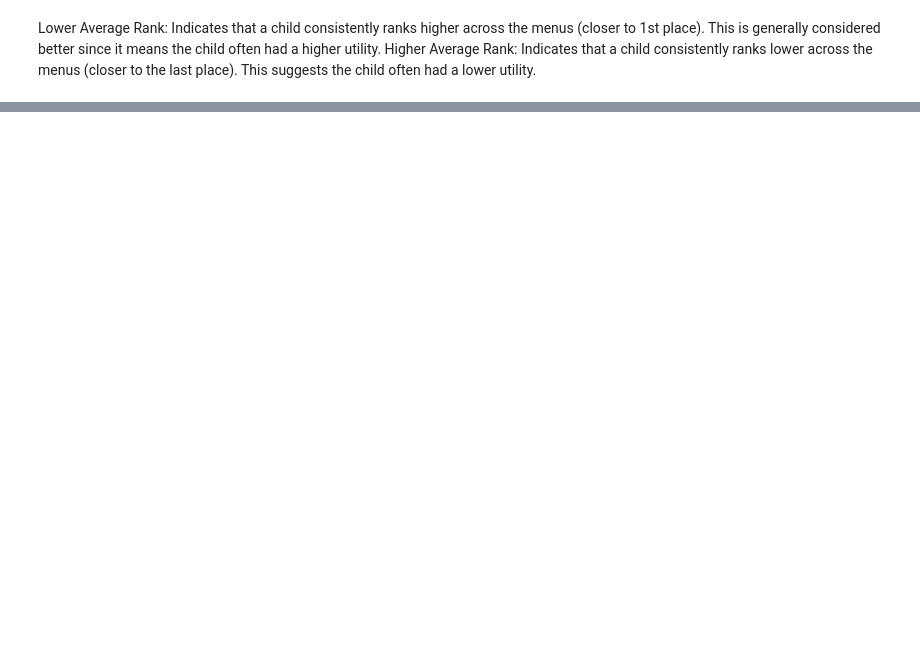
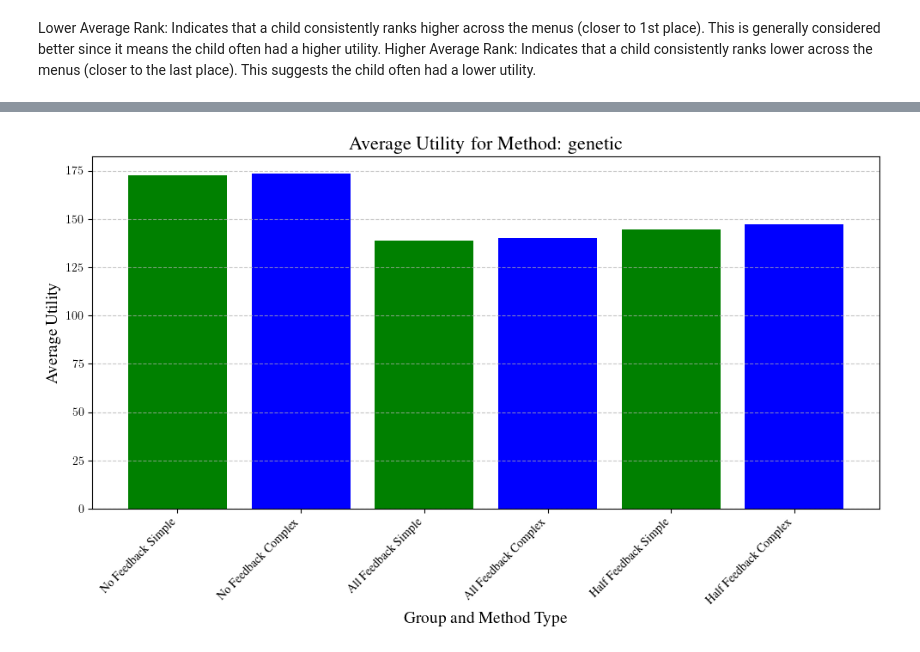
Before and after one commit to Laurie2905-JOHN/Masters_RL, a Jupyter notebook: notebooks/plotting.ipynb, the cells around one changed output, grey strips where cells are left out. Cells and saved outputs as stored; diff of their text form; code cells hidden in the pictures; blank space fills up the shorter version.

```diff
--- a/notebooks/plotting.ipynb
+++ b/notebooks/plotting.ipynb
@@ -4199,0 +4329,59 @@ child_groups = {
+# %%
+import matplotlib.pyplot as plt
+import numpy as np
+
+def calculate_average_utility(utilities):
+    return np.mean(utilities)
+
+from models.preferences.preference_utils import get_child_data
+
+child_no_feedback, child_all_feedback, child_half_feedback = [], [], []
+
+for child, values in get_child_data().items():
+    if values['feedback_chance'] == 0:
+        child_no_feedback.append(child)
+    elif values['feedback_chance'] == 1:
+        child_all_feedback.append(child)
+    elif values['feedback_chance'] == 0.5:
+        child_half_feedback.append(child)
+
+colors = {'simple': 'green', 'complex': 'blue'}
+child_groups = {
+    'No Feedback': child_no_feedback,
+    'All Feedback': child_all_feedback,
+    'Half Feedback': child_half_feedback
+}
+
+methods = ['genetic', 'RL', 'random']
+
+for method in methods:
+    if method not in ['genetic']:
+        continue
+    avg_utilities = {}
+
+    for group_name, group_children in child_groups.items():
+        for method_type in ['simple', 'complex']:
+            menu_keys = sorted(data[method][method_type].keys(), key=int)
+            predicted_utilities = [
+                sum(data[method][method_type][menu_key]['predicted_utility'][child]
+                    for child in group_children if child in data[method][method_type][menu_key]['predicted_utility'])
+                for menu_key in menu_keys
+            ]
+
+            avg_utility = calculate_average_utility(predicted_utilities)
+            avg_utilities[f'{group_name} {method_type.capitalize()}'] = avg_utility
+
+    # Plotting the average utilities as a bar chart
+    plt.figure(figsize=(10, 6))
+    plt.bar(avg_utilities.keys(), avg_utilities.values(), color=[colors['simple'] if 'Simple' in k else colors['complex'] for k in avg_utilities.keys()])
+
+    plt.xlabel('Group and Method Type', fontsize=14)
+    plt.ylabel('Average Utility', fontsize=14)
+    plt.title(f'Average Utility for Method: {method}', fontsize=16)
+    plt.xticks(rotation=45, ha='right')
+    plt.grid(axis='y', linestyle='--', alpha=0.7)
+
+    plt.tight_layout()
+    plt.show()
+# %% [output]
+[figure, added]
```
Also changed, not shown: parts of 15 cells of this notebook, 3 other files.
